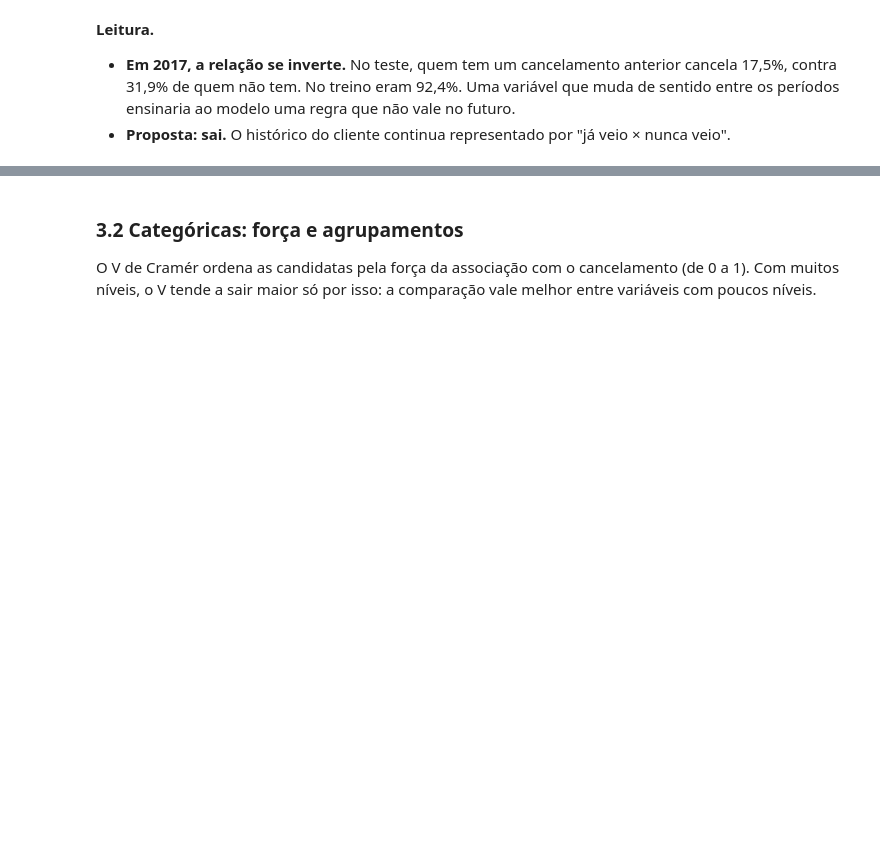
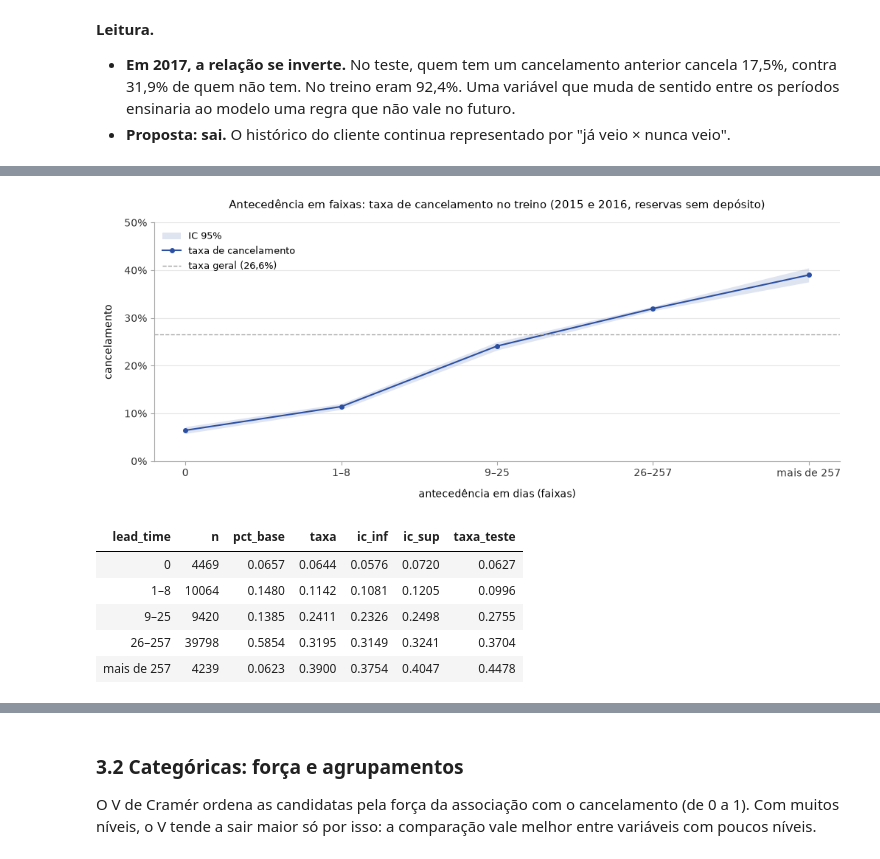
Before and after one commit to acrosatto/comunicacao-dados-mba, a Jupyter notebook: analise/ana/02_variaveis.ipynb, the cells around one changed output, grey strips where cells are left out. Drawn from its saved outputs; the diff is of its cells as text; code cells hidden in the pictures; blank space fills up the shorter version.

```diff
--- a/analise/ana/02_variaveis.ipynb
+++ b/analise/ana/02_variaveis.ipynb
@@ -515,0 +572,26 @@ taxa_por_nivel(treino.assign(faixa_noites=faixas_noites), 'faixa_noites')[['n',
+# %%
+# faixas escolhidas: taxa no treino (com intervalo) e no teste, que precisa manter a ordem
+def conferir_faixas(variavel, limites, rotulos, titulo, rotulo_x):
+    faixa = lambda dados: pd.cut(dados[variavel], limites, labels=rotulos)
+    tabela = taxa_por_nivel(treino.assign(faixa=faixa(treino)), 'faixa')[['n', 'pct_base', 'taxa', 'ic_inf', 'ic_sup']]
+    tabela['taxa_teste'] = teste.groupby(faixa(teste), observed=True)['is_canceled'].mean()
+    ax = grafico_taxa_por_nivel(tabela, taxa_geral=taxa_treino, linha=True, titulo=titulo)
+    ax.figure.set_size_inches(12, 4.2)
+    ax.set_ylim(0, 0.5)
+    ax.set_xlabel(rotulo_x)
+    plt.show()
+    return tabela.rename_axis(variavel).round(4)
+
+faixas_lead = [-1, 0, 8, 25, 257, np.inf]
+rotulos_lead = ['0', '1–8', '9–25', '26–257', 'mais de 257']
+conferir_faixas('lead_time', faixas_lead, rotulos_lead,
+                'Antecedência em faixas: taxa de cancelamento no treino (2015 e 2016, reservas sem depósito)',
+                'antecedência em dias (faixas)')
+# %% [output]
+[figure, added]
+| lead_time | n | pct_base | taxa | ic_inf | ic_sup | taxa_teste |
+| 0 | 4469 | 0.0657 | 0.0644 | 0.0576 | 0.0720 | 0.0627 |
+| 1–8 | 10064 | 0.1480 | 0.1142 | 0.1081 | 0.1205 | 0.0996 |
+| 9–25 | 9420 | 0.1385 | 0.2411 | 0.2326 | 0.2498 | 0.2755 |
+| 26–257 | 39798 | 0.5854 | 0.3195 | 0.3149 | 0.3241 | 0.3704 |
+| mais de 257 | 4239 | 0.0623 | 0.3900 | 0.3754 | 0.4047 | 0.4478 |
```
Also changed, not shown: parts of 20 cells of this notebook, 3 other files.
